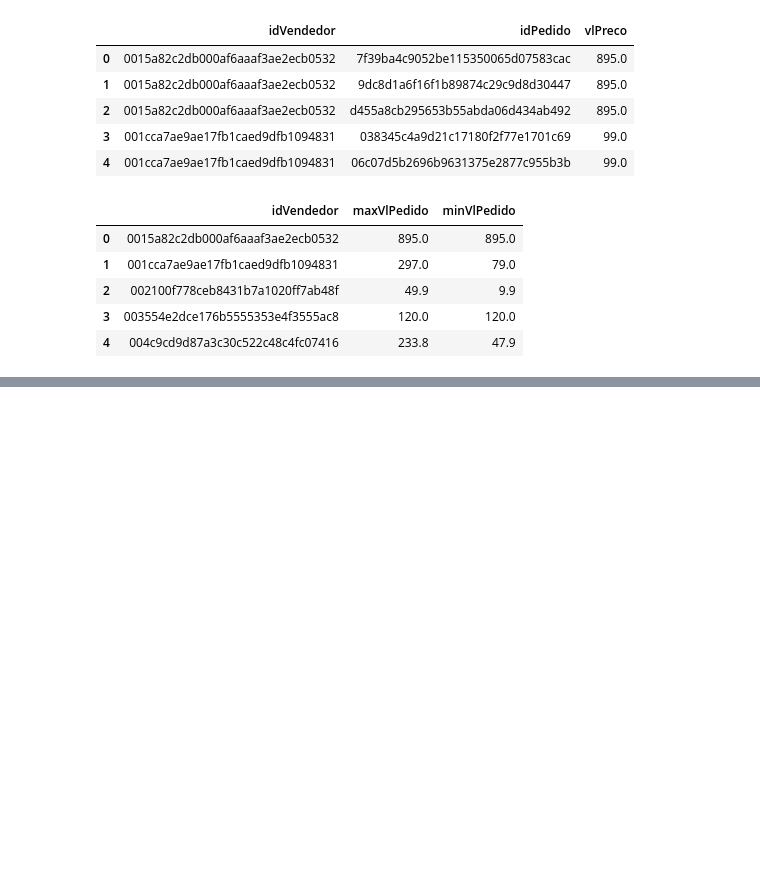
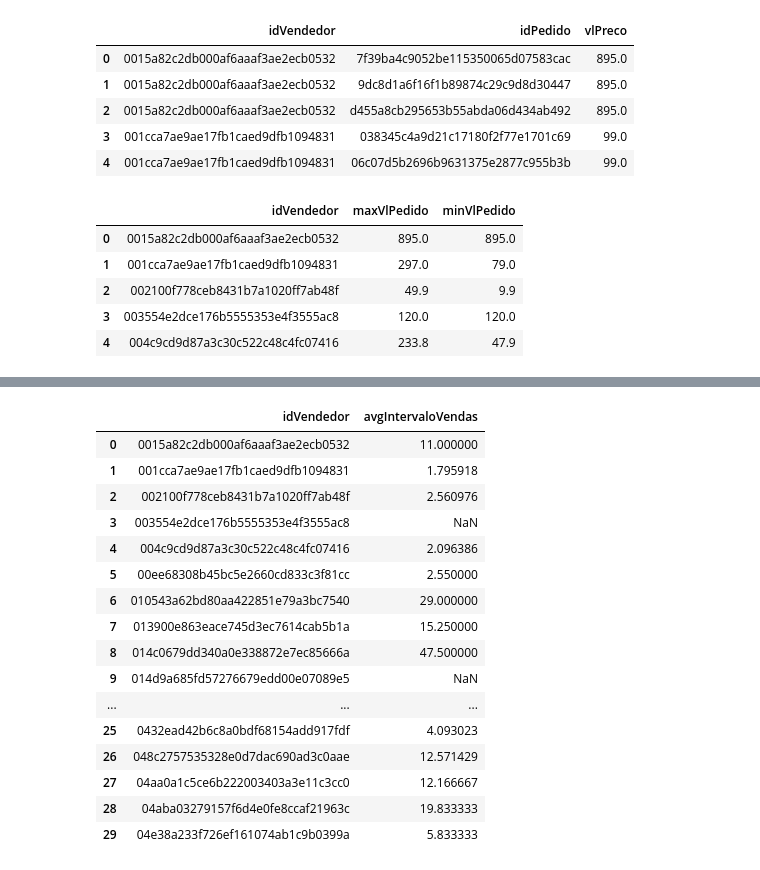
Before and after one commit to eduardo-almeida/portfolio, a Jupyter notebook: Machine Learning - Teo Calvo/ETL/8) Vendas.ipynb, the cells around one changed output, grey strips where cells are left out. Saved outputs shown, nothing was run; the diff lists cells and outputs as text; code cells hidden in the pictures; blank space fills up the shorter version.

Commit message:
criar tb_vendas

```diff
--- a/Machine Learning - Teo Calvo/ETL/8) Vendas.ipynb
+++ b/Machine Learning - Teo Calvo/ETL/8) Vendas.ipynb
@@ -144,0 +144,11 @@ tb_life.head()
+# %%
+tb_dtPedido = ps.sqldf("""
+                        select distinct
+                            idVendedor,
+                            date(dtPedido) as dtPedido,
+                            lag(dtPedido) over(partition by idVendedor order by dtPedido) as lag1
+
+                        from tb_pedido_item
+
+                        order by idVendedor, dtPedido
+""")
@@ -144,0 +164,29 @@ tb_life.head()
+# %%
+tb_intervalo = ps.sqldf("""
+                    select
+                        idVendedor,
+                        avg(JulianDay(dtPedido) - (JulianDay(lag1))) as avgIntervaloVendas
+
+                    from tb_dtPedido
+                    group by idVendedor
+""")
+# %%
+tb_intervalo.head(30)
+# %% [output]
+|  | idVendedor | avgIntervaloVendas |
+| 0 | 0015a82c2db000af6aaaf3ae2ecb0532 | 11.000000 |
+| 1 | 001cca7ae9ae17fb1caed9dfb1094831 | 1.795918 |
+| 2 | 002100f778ceb8431b7a1020ff7ab48f | 2.560976 |
+| 3 | 003554e2dce176b5555353e4f3555ac8 | NaN |
+| 4 | 004c9cd9d87a3c30c522c48c4fc07416 | 2.096386 |
+| 5 | 00ee68308b45bc5e2660cd833c3f81cc | 2.550000 |
+| 6 | 010543a62bd80aa422851e79a3bc7540 | 29.000000 |
+| 7 | 013900e863eace745d3ec7614cab5b1a | 15.250000 |
+| 8 | 014c0679dd340a0e338872e7ec85666a | 47.500000 |
+| 9 | 014d9a685fd57276679edd00e07089e5 | NaN |
+| ... | ... | ... |
+| 25 | 0432ead42b6c8a0bdf68154add917fdf | 4.093023 |
+| 26 | 048c2757535328e0d7dac690ad3c0aae | 12.571429 |
+| 27 | 04aa0a1c5ce6b222003403a3e11c3cc0 | 12.166667 |
+| 28 | 04aba03279157f6d4e0fe8ccaf21963c | 19.833333 |
+| 29 | 04e38a233f726ef161074ab1c9b0399a | 5.833333 |
```
Also changed, not shown: parts of 5 cells of this notebook.
